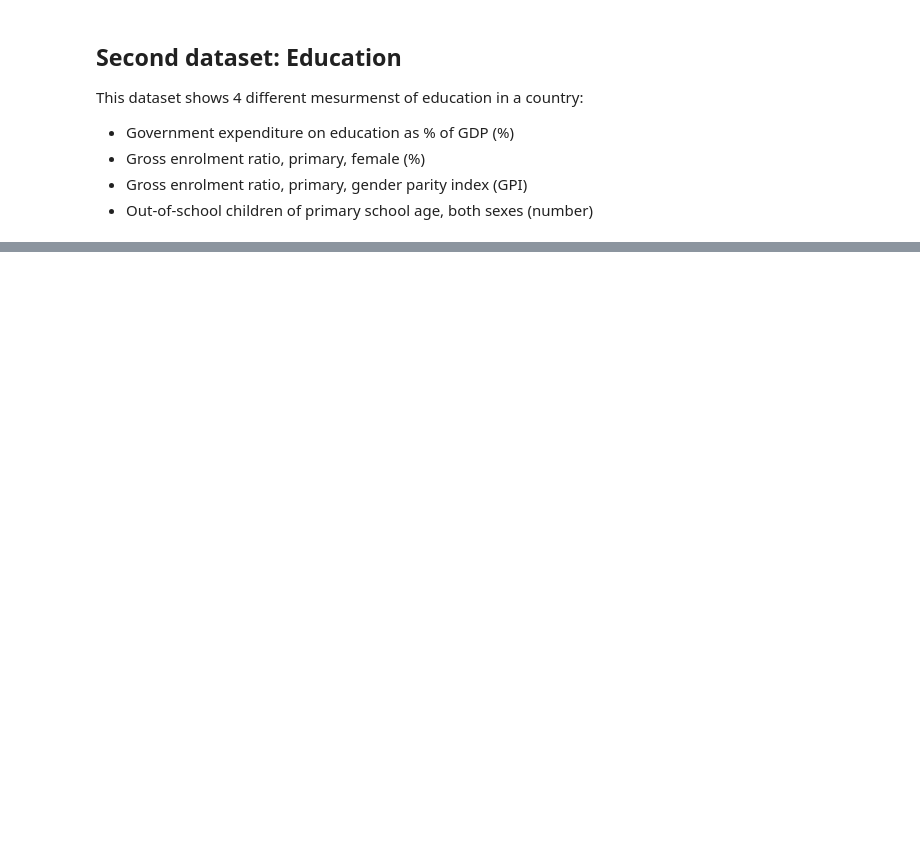
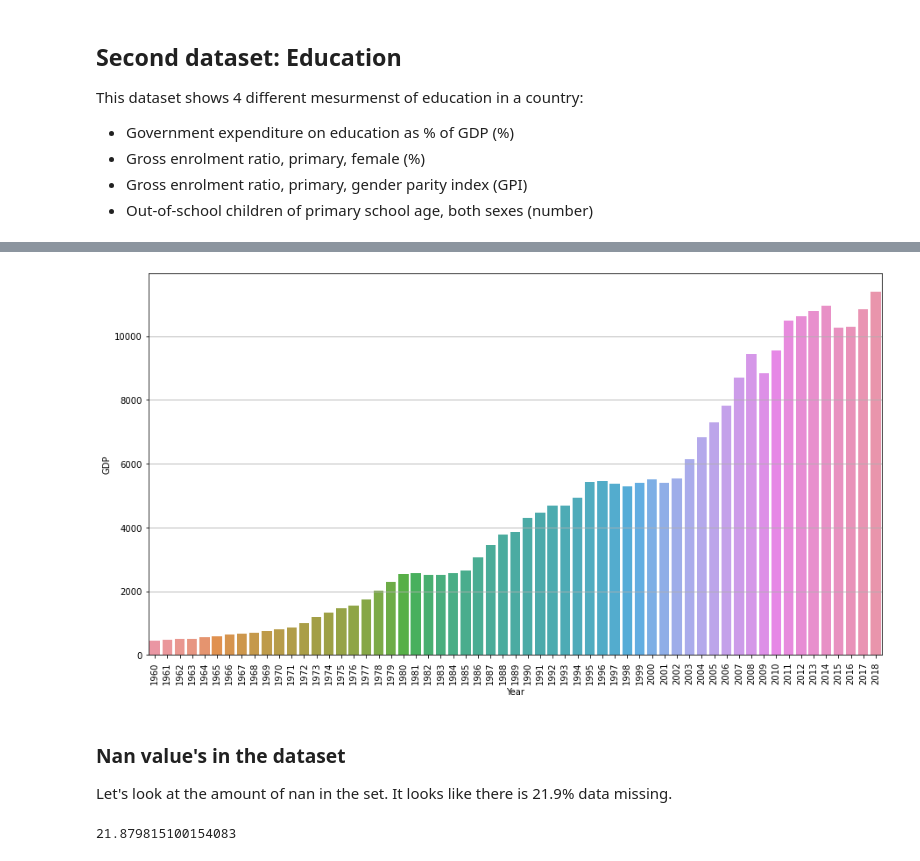
Before and after one commit to applesomthing/Life-Expectancy, a Jupyter notebook: Life Expectancy .ipynb, the cells around one changed output, grey strips where cells are left out. Drawn from its saved outputs; the diff is of its cells as text; code cells hidden in the pictures; blank space fills up the shorter version.

```diff
--- a/Life Expectancy .ipynb
+++ b/Life Expectancy .ipynb
@@ -182,0 +208,6 @@ plt.grid(axis='y')
+# %%
+df_GDP = pd.read_csv('DATA/GDP_PPP.csv', skiprows=4)
+# %%
+df_GDP.drop(['Indicator Name', 'Indicator Code', '2019', "2020"], axis=1, inplace=True)
+df_GDP.rename(columns={'Country Name': 'Country'}, inplace=True)
+df_GDP.info()
@@ -182,0 +242,8 @@ plt.grid(axis='y')
+# %%
+df_GDP = df_GDP.melt(id_vars=["Country", 'Country Code'], value_vars=['1960','1961','1962','1963','1964','1965',
+ '1966','1967','1968','1969','1970', '1971', '1972', '1973', '1974', '1975', '1976', '1977', '1978', '1979', '1980',
+ '1981', '1982', '1983', '1984', '1985', '1986', '1987', '1988', '1989', '1990', '1991', '1992', '1993', '1994', '1995', '1996',
+ '1997', '1998', '1999', '2000', '2001', '2002', '2003', '2004', '2005', '2006', '2007', '2008', '2009', '2010', '2011', '2012',
+ '2013', '2014', '2015', '2016', '2017', '2018'])
+df_GDP.rename(columns={'variable': 'Year', 'value': 'GDP'}, inplace=True)
+df_GDP.info()
@@ -182,0 +262,18 @@ plt.grid(axis='y')
+# %%
+data=df_GDP[df_GDP['Country']=='World']
+# %%
+plt.figure(figsize=(15,8))
+sns.barplot(data=data, x='Year', y='GDP')
+plt.xticks(rotation=90)
+plt.grid(axis='y')
+plt.show()
+# %% [output]
+[figure, added]
+# %% [markdown]
+### Nan value's in the dataset
+Let's look at the amount of nan in the set.
+It looks like there is 21.9% data missing.
+# %%
+df_GDP.isna().sum()['GDP']/len(df_GDP)*100
+# %% [output]
+21.879815100154083
```
Also changed, not shown: parts of 23 cells of this notebook, 1 other file.
